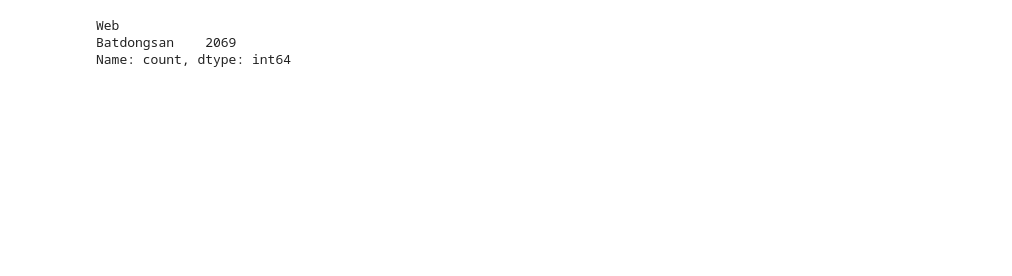
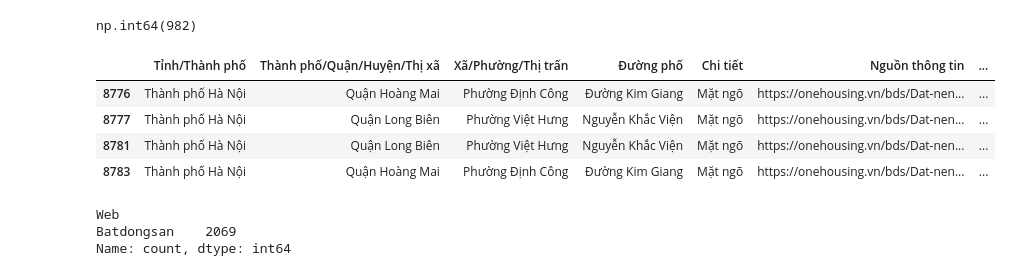
Before and after one commit to PhamMaiLinh-2403/estates-app, a Jupyter notebook: test.ipynb, the cells around one changed output. Cells and saved outputs as stored; diff of their text form; code cells hidden in the pictures; blank space fills up the shorter version.

```diff
--- a/test.ipynb
+++ b/test.ipynb
@@ -10,3 +48,16 @@ with sqlite3.connect('output/real_estate.db') as conn:
+# %%
+cleaned["Lợi thế kinh doanh"].isnull().sum()
+# %% [output]
+np.int64(982)
+# %%
+duplicate = cleaned[cleaned.duplicated()]
+duplicate
+# %% [output]
+|  | Tỉnh/Thành phố | Thành phố/Quận/Huyện/Thị xã | Xã/Phường/Thị trấn | Đường phố | Chi tiết | Nguồn thông tin | ... |
+| 8776 | Thành phố Hà Nội | Quận Hoàng Mai | Phường Định Công | Đường Kim Giang | Mặt ngõ | https://onehousing.vn/bds/Dat-nen... | ... |
+| 8777 | Thành phố Hà Nội | Quận Long Biên | Phường Việt Hưng | Nguyễn Khắc Viện | Mặt ngõ | https://onehousing.vn/bds/Dat-nen... | ... |
+| 8781 | Thành phố Hà Nội | Quận Long Biên | Phường Việt Hưng | Nguyễn Khắc Viện | Mặt ngõ | https://onehousing.vn/bds/Dat-nen... | ... |
+| 8783 | Thành phố Hà Nội | Quận Hoàng Mai | Phường Định Công | Đường Kim Giang | Mặt ngõ | https://onehousing.vn/bds/Dat-nen... | ... |
 # %%
 cleaned['Thời điểm giao dịch/rao bán'] = pd.to_datetime(cleaned['Thời điểm giao dịch/rao bán'], dayfirst=True)
 # %%
```
Also changed, not shown: parts of 7 cells of this notebook, 2 other files.
